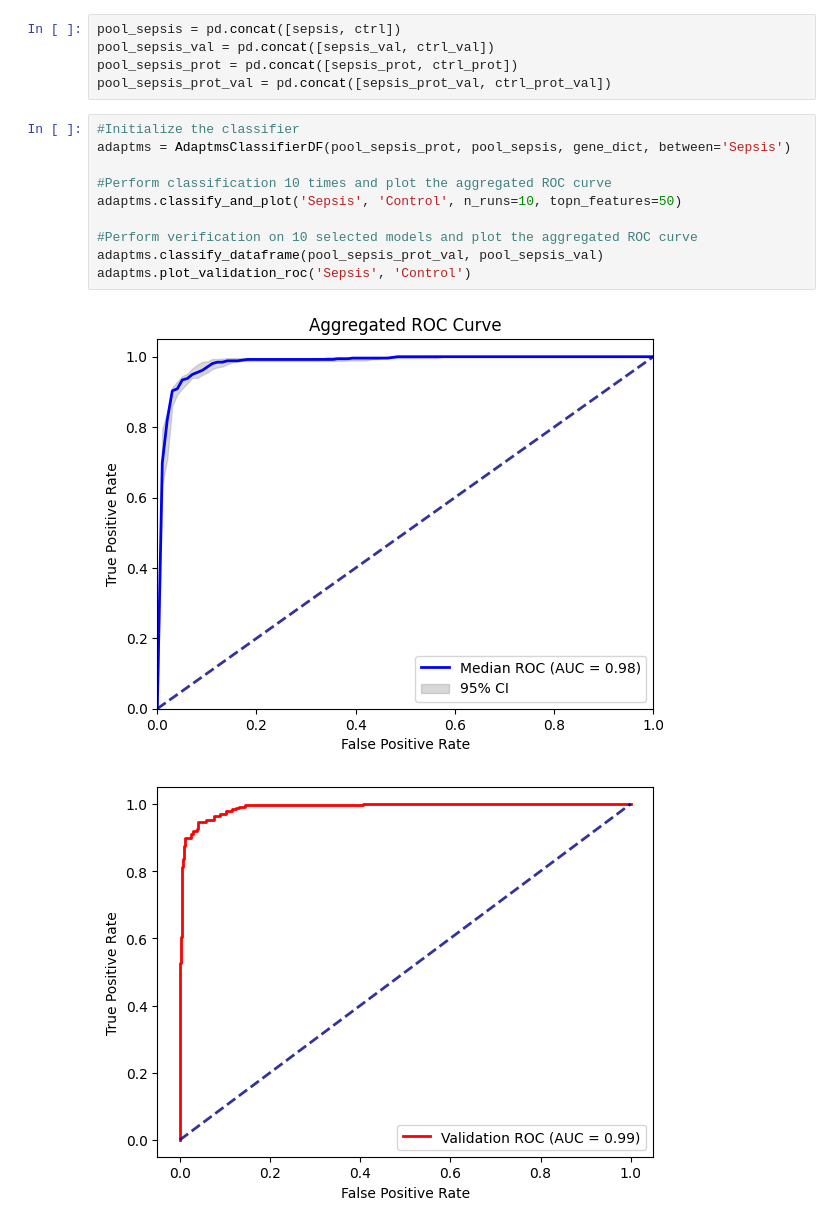
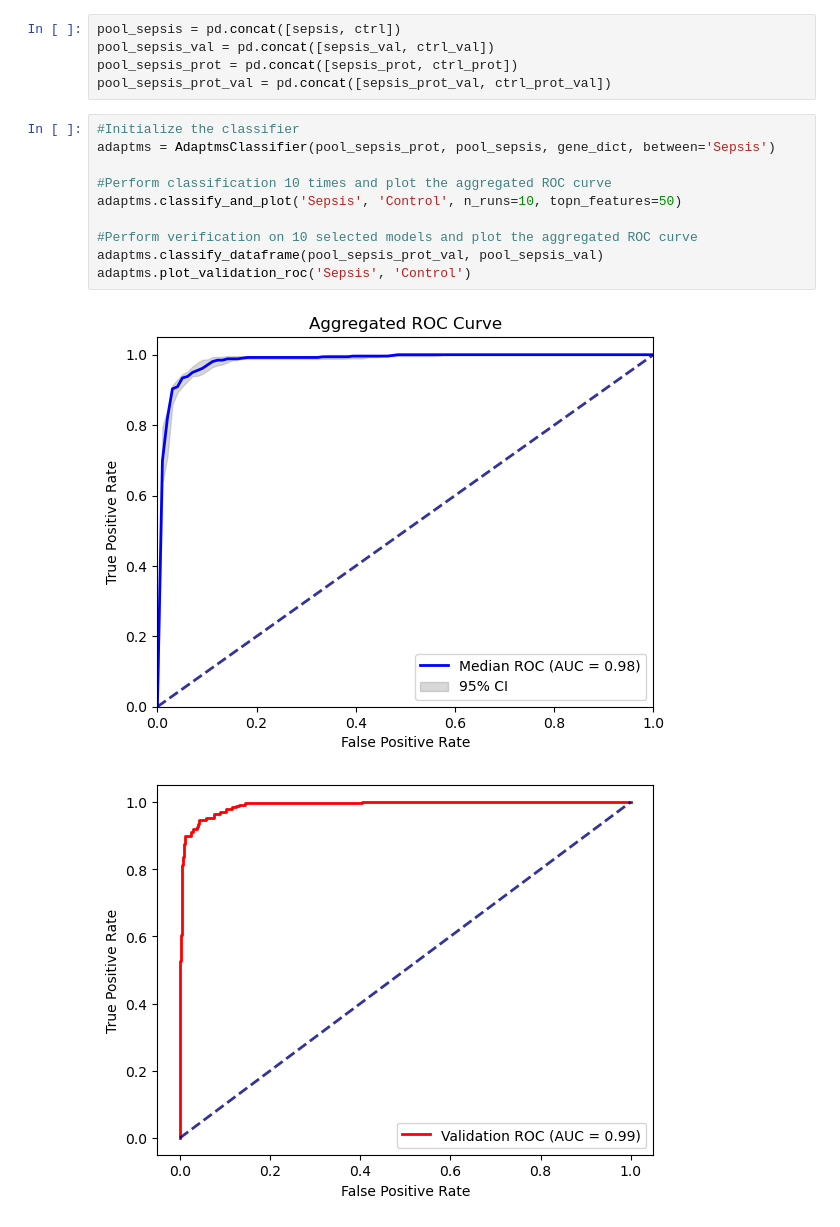
Before and after one commit to NMikolajewicz/ADAPT-MS-NM, a Jupyter notebook: notebooks/20250310_ADAPT-MS_sepsis_study.ipynb, the cells around one changed output. Saved outputs shown, nothing was run; the diff lists cells and outputs as text.

```diff
--- a/notebooks/20250310_ADAPT-MS_sepsis_study.ipynb
+++ b/notebooks/20250310_ADAPT-MS_sepsis_study.ipynb
@@ -145,16 +147,16 @@ pool_sepsis_prot = pd.concat([sepsis_prot, ctrl_prot])
 pool_sepsis_prot_val = pd.concat([sepsis_prot_val, ctrl_prot_val])
 # %%
 #Initialize the classifier
-adaptms = AdaptmsClassifierDF(pool_sepsis_prot, pool_sepsis, gene_dict, between='Sepsis')
+adaptms = AdaptmsClassifier(pool_sepsis_prot, pool_sepsis, gene_dict, between='Sepsis')
 
 #Perform classification 10 times and plot the aggregated ROC curve
 adaptms.classify_and_plot('Sepsis', 'Control', n_runs=10, topn_features=50)
 
 #Perform verification on 10 selected models and plot the aggregated ROC curve
 adaptms.classify_dataframe(pool_sepsis_prot_val, pool_sepsis_val)
 adaptms.plot_validation_roc('Sepsis', 'Control')
 # %% [output]
-[figure, old version]
+[figure, new version]
 [figure]
 # %%
 adaptms.save_plots_to_pdf(file_path / 'sepsis_vs_ctrl_classification.pdf')
```
Also changed, not shown: parts of 9 cells of this notebook, 13 other files.
